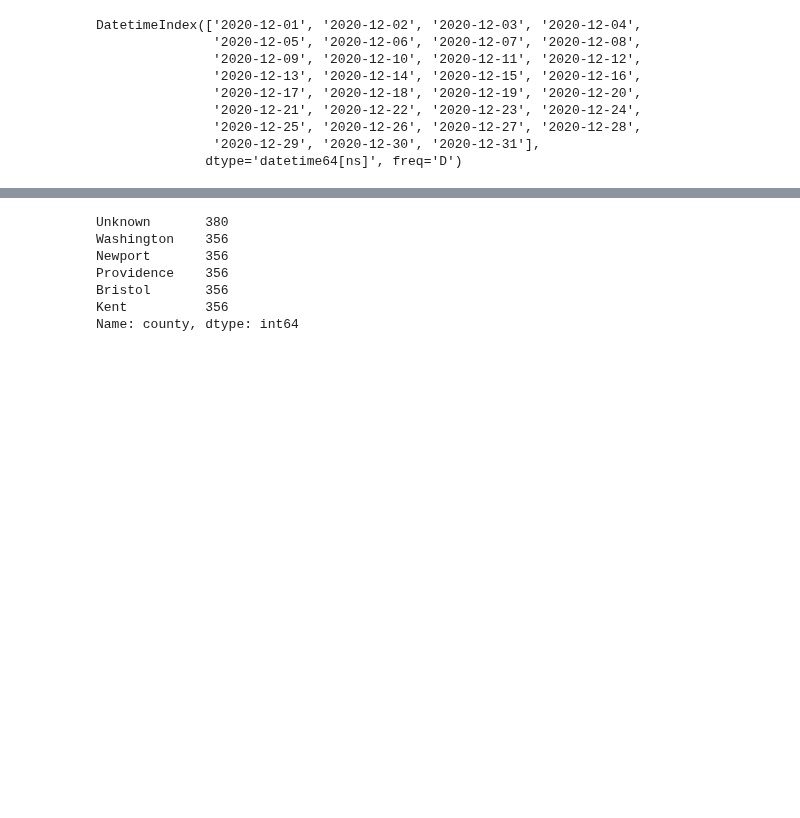
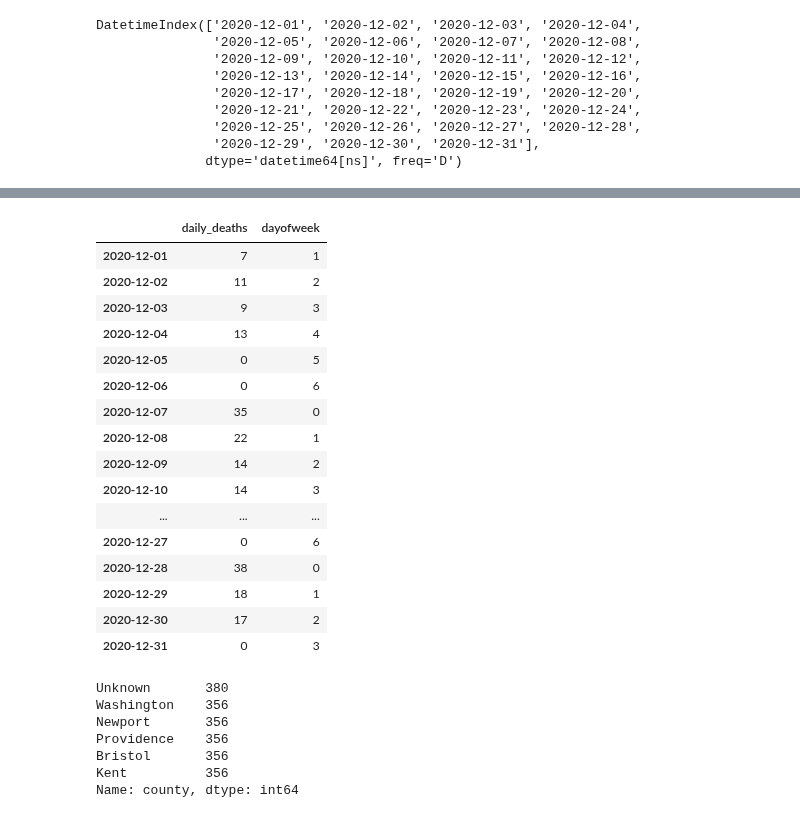
Before and after one commit to severine-baudry/capstone_data_engineer, a Jupyter notebook: covid_corr_weather.ipynb, the cells around one changed output, grey strips where cells are left out. Saved outputs shown, nothing was run; the diff lists cells and outputs as text; code cells hidden in the pictures; blank space fills up the shorter version.

```diff
--- a/covid_corr_weather.ipynb
+++ b/covid_corr_weather.ipynb
@@ -247,3 +251,23 @@ Freq: D, Name: daily_cases, dtype: int64
+# %%
+rhodeisland.loc[ pd.date_range("2020-12-01", "2020-12-31", freq = "D"), [ "daily_deaths", "dayofweek" ]]
+# %% [output]
+|  | daily_deaths | dayofweek |
+| 2020-12-01 | 7 | 1 |
+| 2020-12-02 | 11 | 2 |
+| 2020-12-03 | 9 | 3 |
+| 2020-12-04 | 13 | 4 |
+| 2020-12-05 | 0 | 5 |
+| 2020-12-06 | 0 | 6 |
+| 2020-12-07 | 35 | 0 |
+| 2020-12-08 | 22 | 1 |
+| 2020-12-09 | 14 | 2 |
+| 2020-12-10 | 14 | 3 |
+| ... | ... | ... |
+| 2020-12-27 | 0 | 6 |
+| 2020-12-28 | 38 | 0 |
+| 2020-12-29 | 18 | 1 |
+| 2020-12-30 | 17 | 2 |
+| 2020-12-31 | 0 | 3 |
 # %%
 nyt[nyt["state"] == "Rhode Island"][ "county"].value_counts(dropna = False)
 # %% [output]
```
Also changed, not shown: parts of 4 cells of this notebook.
